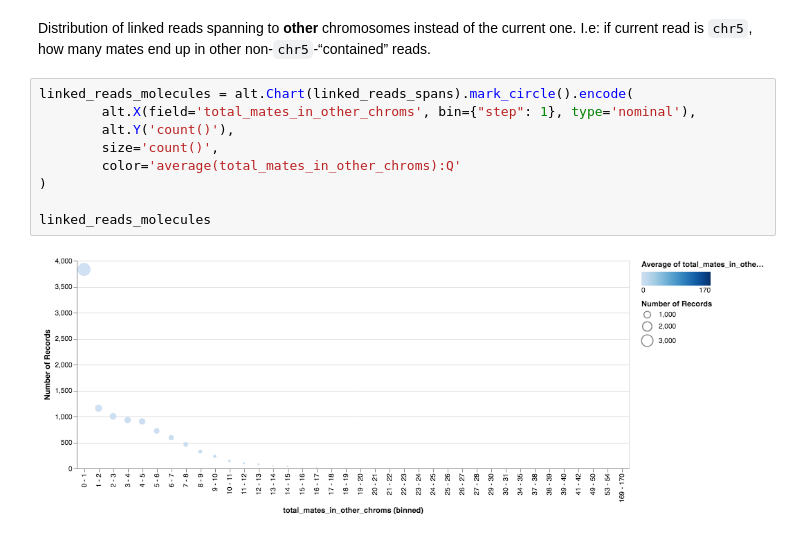
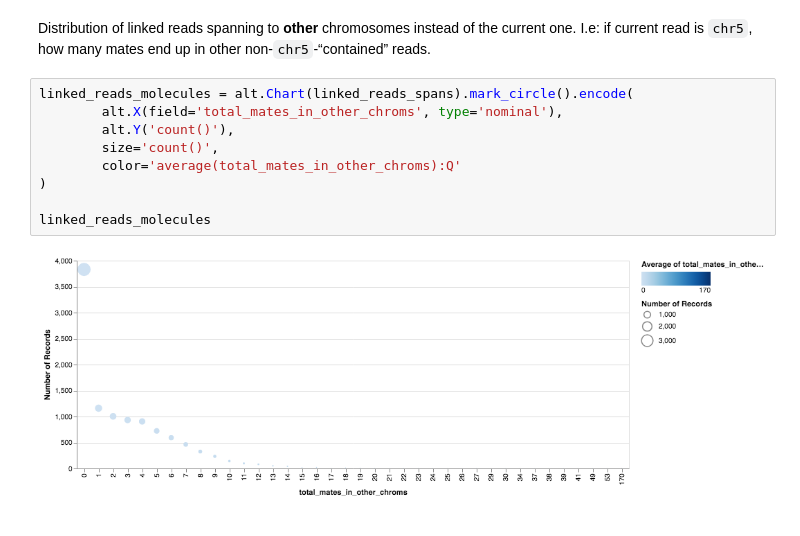
Before and after one commit to umccr/10x, a Jupyter notebook: telomeres/notebooks/counts.ipynb, the cells around one changed output. Cells and saved outputs as stored; diff of their text form.

```diff
--- a/telomeres/notebooks/counts.ipynb
+++ b/telomeres/notebooks/counts.ipynb
@@ -586,12 +588,12 @@ linked_reads_molecules
 Distribution of linked reads spanning to **other** chromosomes instead of the current one. I.e: if current read is `chr5`, how many mates end up in other non-`chr5`-“contained” reads.
 # %%
 linked_reads_molecules = alt.Chart(linked_reads_spans).mark_circle().encode(
-        alt.X(field='total_mates_in_other_chroms', bin={"step": 1}, type='nominal'),
+        alt.X(field='total_mates_in_other_chroms', type='nominal'),
         alt.Y('count()'),
         size='count()',
         color='average(total_mates_in_other_chroms):Q'
 )
 
 linked_reads_molecules
 # %% [output]
-[figure, old version]
+[figure, new version]
```
Also changed, not shown: parts of 7 cells of this notebook, 1 other file.
